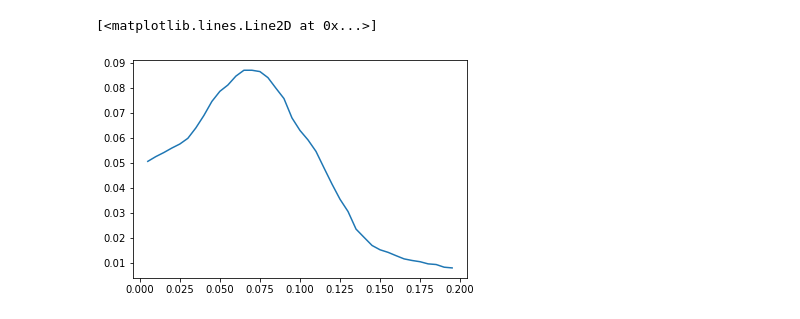
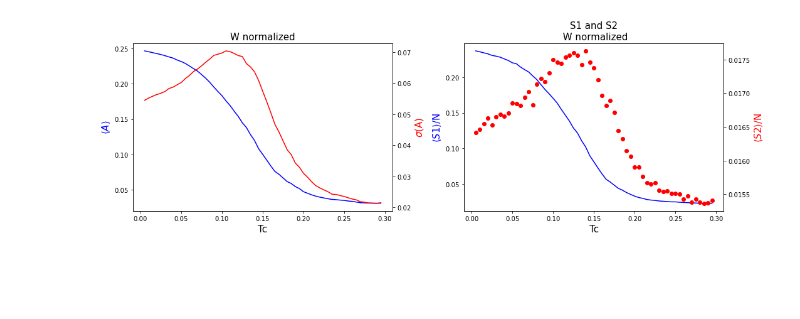
Before and after one commit to tommaso-bertola/TesiTriennale, a Jupyter notebook: Code/brain2.ipynb, the cells around one changed output. Cells and saved outputs as stored; diff of their text form; code cells hidden in the pictures; blank space fills up the shorter version.

Commit message:
S1 S2 A sigma A completi

```diff
--- a/Code/brain2.ipynb
+++ b/Code/brain2.ipynb
@@ -65,6 +65,7 @@ plt.show()
 # %%
 %%time
-tc, a,sigma_a=brain.simulation(active_frac=0.1, n_runs=100,
-                      tmin=0.005, tmax=0.2, delta_tc=0.005,
-                      dt=0.1, n_timesteps=6000)
+tc, a,sigma_a,s1,s2=brain.simulation(active_frac=0.1, n_runs=100,
+                      tmin=0.005, tmax=0.3, delta_tc=0.005,
+                      dt=0.1, n_timesteps=600,
+                        compute_s1_s2=True, s_step=5)
 # %% [output]
@@ -78,5 +74,34 @@ plt.plot(tc,a)
-# %%
-plt.plot(tc,sigma_a)
-# %% [output]
-[<matplotlib.lines.Line2D at 0x...>]
-[figure, removed]
+# %%
+fig, (ax0,ax1) = plt.subplots(1,2, figsize=(15,5))
+
+ax01=ax0.twinx()
+
+ax0.set_title("W normalized", size=15)
+ax0.set_xlabel("Tc", size=15)
+ax0.set_ylabel(r"$\langle A \rangle$", size=15)
+ax0.plot(tc, a, color="blue")
+ax0.yaxis.label.set_color("blue")
+
+
+ax01.set_ylabel(r'$\sigma$(A)', size=15)
+ax01.plot(tc, sigma_a, "red")
+ax01.yaxis.label.set_color("red")
+
+ax1.set_title("S1 and S2\n W normalized", size=15)
+ax1.set_xlabel("Tc", size=15)
+ax1.set_ylabel(r"$\langle S1 \rangle$/N", size=15)
+ax1.plot(tc, s1/66, color="blue")
+ax1.yaxis.label.set_color("blue")
+
+
+ax11=ax1.twinx()
+ax11.scatter(tc,s2/66, color="red")
+ax11.set_ylabel(r"$\langle S2 \rangle$/N", size=15)
+ax11.yaxis.label.set_color("red")
+
+
+plt.tight_layout()
+
+plt.show()
+# %% [output]
+[figure, added]
```
Also changed, not shown: parts of 3 cells of this notebook, 4 other files.
